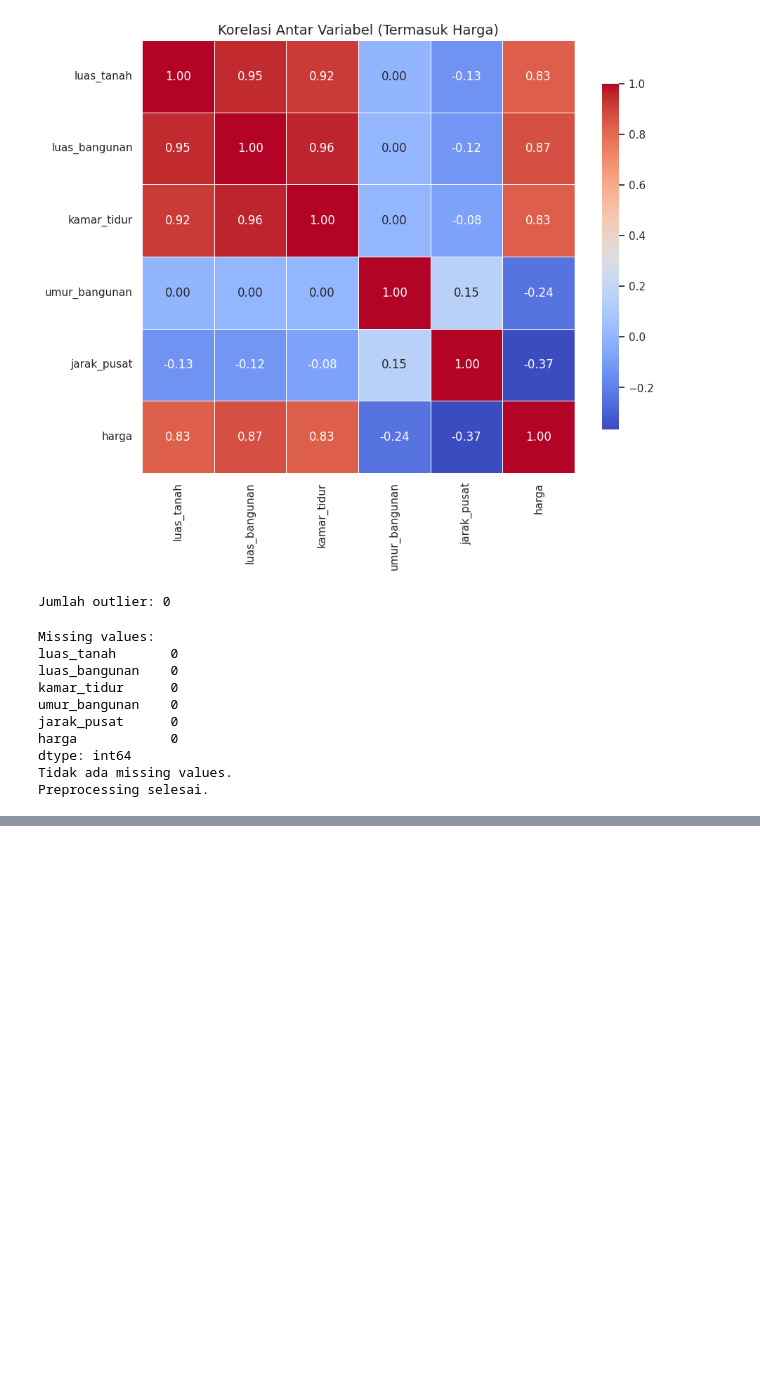
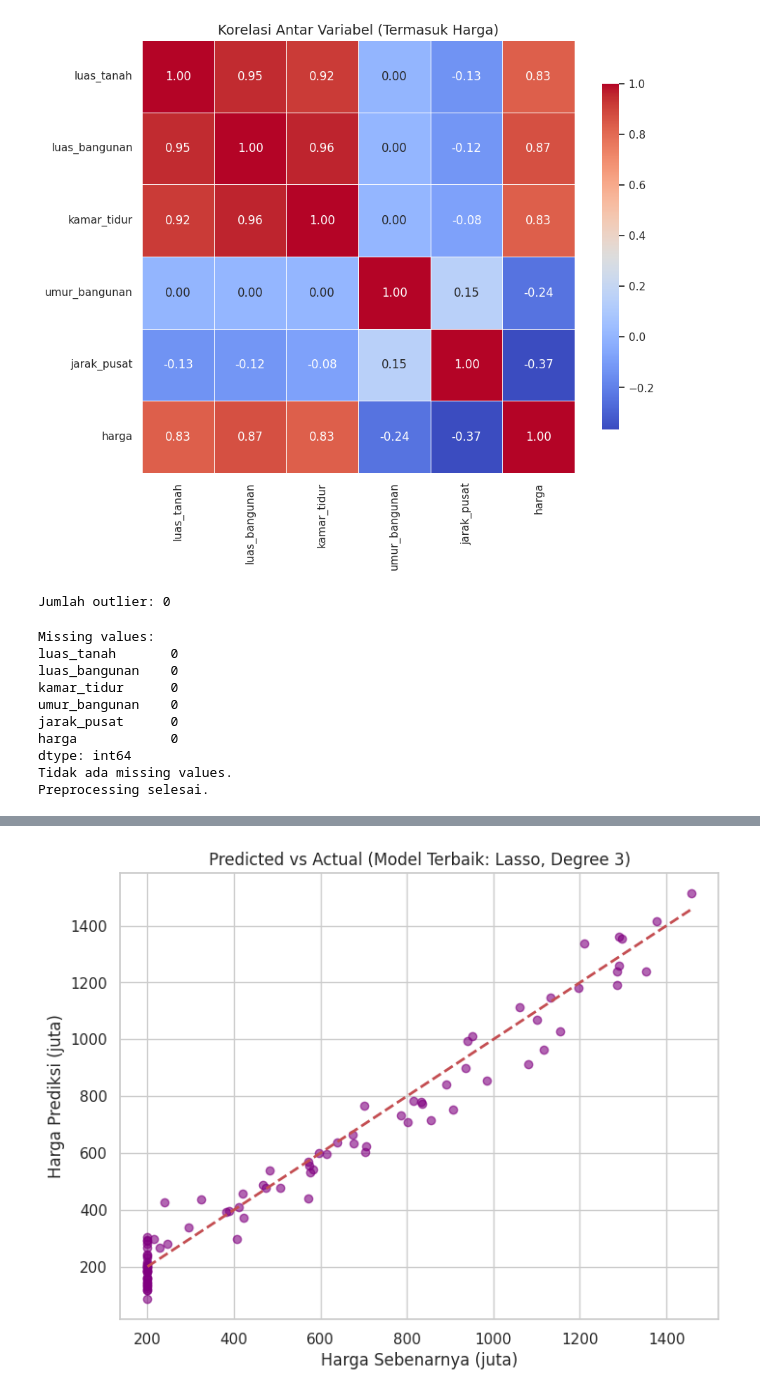
Before and after one commit to DodyDharma440/uts-machine-learning, a Jupyter notebook: model.ipynb, the cells around one changed output, grey strips where cells are left out. Cells and saved outputs as stored; diff of their text form; code cells hidden in the pictures; blank space fills up the shorter version.

```diff
--- a/model.ipynb
+++ b/model.ipynb
@@ -187,0 +307,10 @@ Preprocessing selesai.
+# %%
+# Cari model terbaik berdasarkan Test RMSE terendah
+best_model = results_df.loc[results_df['Test_RMSE'].idxmin()]
+print("🏆 Model Terbaik:")
+print(best_model.to_dict())
+
+# Tampilkan semua hasil dalam tabel rapi
+print("Semua Hasil Evaluasi:")
+results_df.sort_values(by=['Degree', 'Model', 'Alpha'], inplace=True)
+results_df
@@ -187,0 +484,34 @@ Preprocessing selesai.
+# %%
+# C. Visualization
+
+# Cari model terbaik berdasarkan Test R²
+best_overall = results_df.loc[results_df['Test_R2'].idxmax()]
+best_degree = int(best_overall['Degree'])
+best_model_type = best_overall['Model']
+best_alpha = best_overall['Alpha']
+
+# Ambil model terbaik
+if best_model_type == 'Linear':
+    best_model = LinearRegression()
+elif best_model_type == 'Ridge':
+    best_model = Ridge(alpha=best_alpha)
+else:
+    best_model = Lasso(alpha=best_alpha, max_iter=5000)
+
+# Train ulang (atau ambil dari cache jika disimpan)
+X_train_best = X_train_poly_dict[best_degree]
+X_test_best = X_test_poly_dict[best_degree]
+best_model.fit(X_train_best, y_train)
+y_pred_best = best_model.predict(X_test_best)
+
+# Plot
+plt.figure(figsize=(8, 6))
+plt.scatter(y_test, y_pred_best, alpha=0.6, color='purple')
+plt.plot([y_test.min(), y_test.max()], [y_test.min(), y_test.max()], 'r--', lw=2)
+plt.xlabel('Harga Sebenarnya (juta)')
+plt.ylabel('Harga Prediksi (juta)')
+plt.title(f'Predicted vs Actual (Model Terbaik: {best_model_type}, Degree {best_degree})')
+plt.grid(True)
+plt.show()
+# %% [output]
+[figure, added]
```
Also changed, not shown: parts of 28 cells of this notebook.
